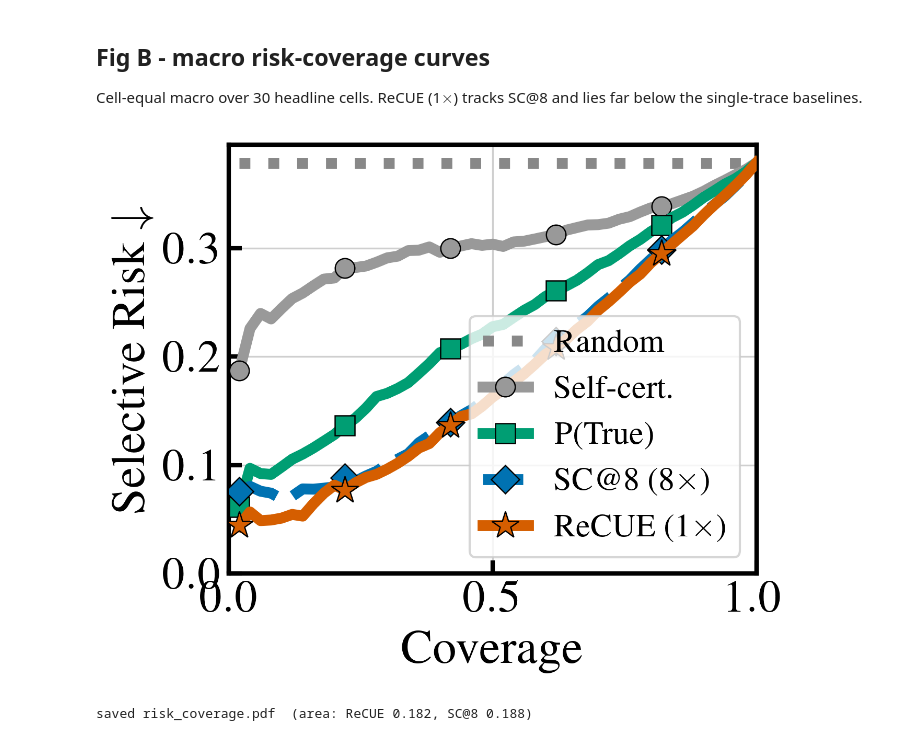
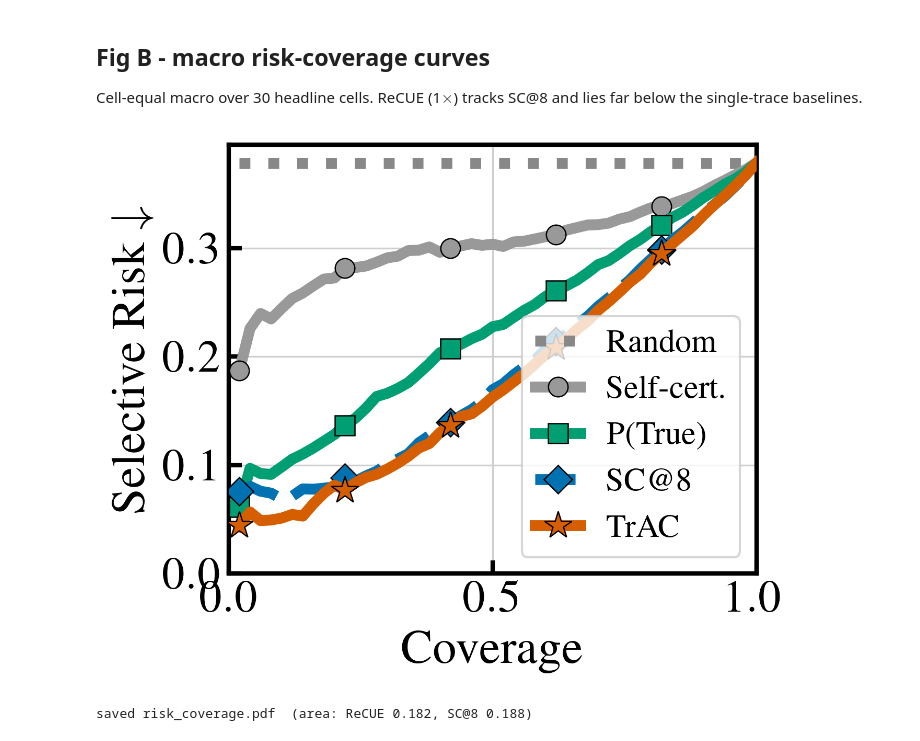
Before and after one commit to UFOdestiny/ReCUE, a Jupyter notebook: visualization/v1.ipynb, the cells around one changed output. Drawn from its saved outputs; the diff is of its cells as text; code cells hidden in the pictures.

```diff
--- a/visualization/v1.ipynb
+++ b/visualization/v1.ipynb
@@ -68,22 +68,22 @@ $1.03\times$ cost; fusion extends the frontier at a matched 8$\times$ budget.
 # %%
 # (label, macro AUROC, relative latency, color, marker, ours)
 pts = [
-    ('Self-cert.',   macro['self_certainty'], 1.00, C_SINGLE, 'o', False),
+    ('Self-certency',   macro['self_certainty'], 1.00, C_SINGLE, 'o', False),
     ('P(True)',      macro['ptrue'],          1.00, C_PT,     's', False),
     ('SC@2',         0.765,                   1.18, C_SC,     '^', False),
     ('SC@4',         0.855,                   1.58, C_SC,     '^', False),
     ('SC@8',         macro['sc8'],            2.39, C_SC,     'D', False),
-    ('ReCUE',        macro['full'],           1.03, C_RECUE,  '*', True),
-    ('ReCUE (+Fusion)',   macro['full+sc8'],       2.42, C_FUSE,   'P', True),
+    ('TrAC',        macro['full'],           1.03, C_RECUE,  '*', True),
+    ('TrAC (+CF@8)',   macro['full+sc8'],       2.42, C_FUSE,   'P', True),
 ]
 fig, ax = plt.subplots(figsize=(5, 4))
 sc8 = macro['sc8']
-ax.axhline(sc8, color=C_SC, lw=1.6, ls=':', zorder=1)
+ax.axhline(sc8, color=C_SC, lw=2, ls=':', zorder=1)
 # ax.text(2.9, sc8 - 0.006, r'SC@8 quality', color=C_SC, fontsize=16, ha='right', va='top')
 ax.axvspan(0.90, 1.12, color=C_RECUE, alpha=0.2, zorder=0)
-lbl = {'ReCUE':(0.6,0.018,'right'), 'SC@8':(0.15,-0.05,'right'),
-       'ReCUE (+Fusion)':(-0.6,0.012,'left'), 'P(True)':(0.12,0.006,'left'),
-       'SC@2':(0.12,-0.028,'left'), 'Self-cert.':(0.12,0.0,'left'),
+lbl = {'TrAC':(0.5,0.018,'right'), 'SC@8':(0.15,-0.05,'right'),
+       'TrAC (+CF@8)':(-0.6,0.012,'left'), 'P(True)':(0.12,0.006,'left'),
+       'SC@2':(0.12,-0.028,'left'), 'Self-certency':(0.12,0.0,'left'),
        'SC@4':(0.12,-0.004,'left')}
 for label, au, lat, col, mk, ours in pts:
     ax.scatter(lat, au, s=450, c=col, marker=mk,
@@ -91,7 +91,7 @@ for label, au, lat, col, mk, ours in pts:
     dx, dy, ha = lbl.get(label, (0.07, 0.0, 'left'))
     ax.annotate(label, (lat, au), (lat + dx, au + dy), ha=ha, fontsize=20, color='black')
 ax.annotate('', xy=(1.06, macro['full']), xytext=(2.36, sc8),
-            arrowprops=dict(arrowstyle='->', color=MUTED, lw=1.6, ls='--'))
+            arrowprops=dict(arrowstyle='->', color=MUTED, lw=2, ls='--'))
 # ax.text(1.72, 0.912, r'$\approx$ quality, $\sim\!1/8$ cost', fontsize=15,
 #         color=MUTED, ha='center')
 ax.set_xlabel(r'Relative latency ($\times$ one generation)')
@@ -124,34 +124,34 @@ def rc_curve(key):
         order = np.argsort(-s); err = 1.0 - y[order]
         cum = np.cumsum(err) / (np.arange(len(err)) + 1)
         idx = np.clip((GRID_C * len(err)).astype(int) - 1, 0, len(err) - 1)
         curves.append(cum[idx])
     return np.mean(curves, axis=0)
 
 rnd = np.full_like(GRID_C, np.mean([1 - np.mean(d['y']) for d in cells_rc.values()]))
 recue, sc8c, pt, sc_ = (rc_curve(k) for k in ['recue', 'sc8', 'ptrue', 'selfcert'])
 
 fig, ax = plt.subplots(figsize=(5, 4))
 series = [
     (rnd,  MUTED,    'Random',            5, ':',  None),
     (sc_,  C_SINGLE, 'Self-cert.',        5, '-',  'o'),
     (pt,   C_PT,     r'P(True)',          5, '-',  's'),
-    (sc8c, C_SC,     r'SC@8 (8$\times$)', 5, '--', 'D'),
-    (recue,C_RECUE,  r'ReCUE (1$\times$)',5, '-',  '*'),
+    (sc8c, C_SC,     r'SC@8', 5, '--', 'D'),
+    (recue,C_RECUE,  r'TrAC',5, '-',  '*'),
 ]
 for c, col, lab, lw, ls, mk in series:
     ax.plot(GRID_C, c, color=col, lw=lw, ls=ls, label=lab, zorder=5 if mk=='*' else 3,
             marker=mk, markersize=13 if mk=='*' else 9, markevery=10,
             markeredgecolor='black', markeredgewidth=0.6)
 ax.set_xlabel(r'Coverage')
 ax.set_ylabel(r'Selective Risk $\downarrow$')
 ax.set_xlim(0, 1.0); ax.set_ylim(0, None)
 ax.tick_params(width=2.0, length=6)
 ax.legend(loc='lower right', frameon=True, handlelength=1.4, fontsize=15, ncol=1)
 ax.grid(True, color=GRID, lw=0.8, zorder=0); ax.set_axisbelow(True)
 fig.tight_layout()
 savefig(fig, 'risk_coverage')
 plt.show()
 print(f'saved risk_coverage.pdf  (area: ReCUE {recue.mean():.3f}, SC@8 {sc8c.mean():.3f})')
 # %% [output]
-[figure, old version]
+[figure, new version]
 saved risk_coverage.pdf  (area: ReCUE 0.182, SC@8 0.188)
```
Also changed, not shown: parts of 1 cell of this notebook, 1 other file.
